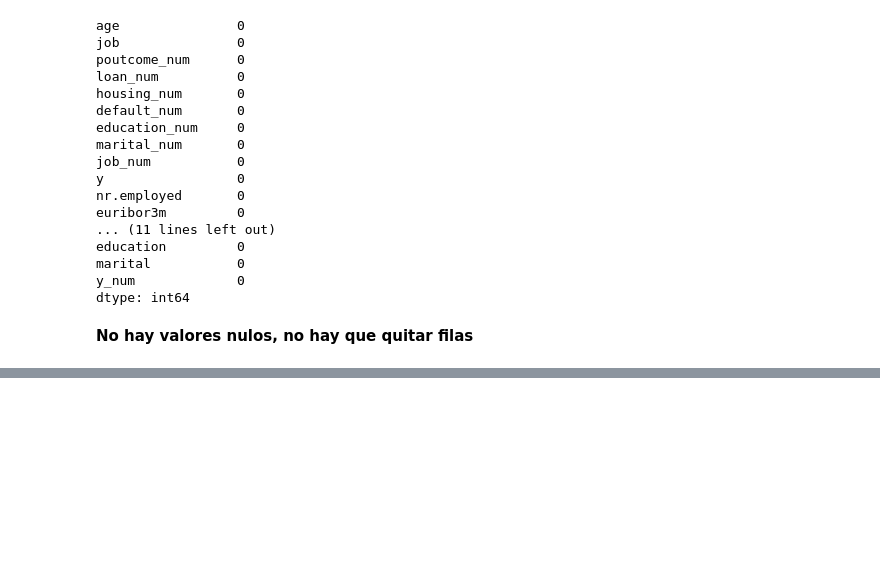
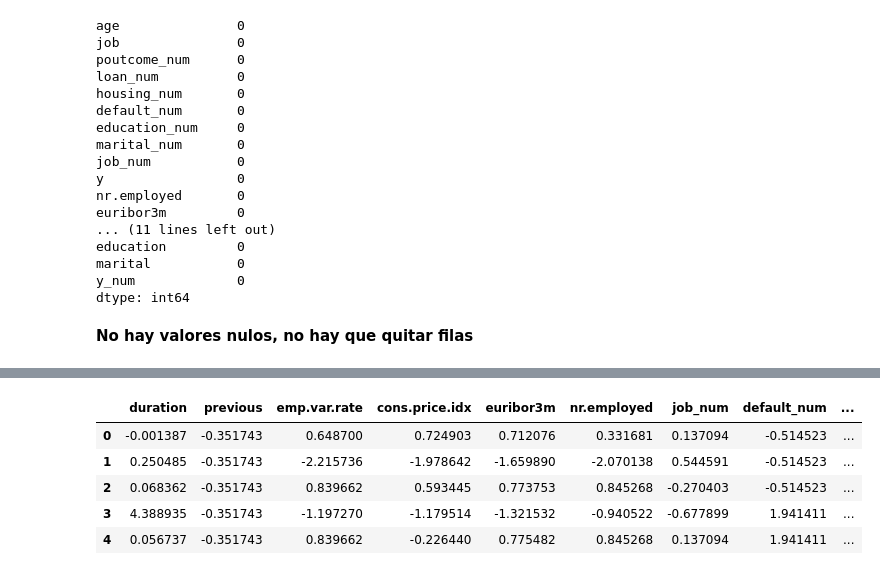
Before and after one commit to Yakondra/machine-learning-python-template, a Jupyter notebook: src/explore.ipynb, the cells around one changed output, grey strips where cells are left out. Saved outputs shown, nothing was run; the diff lists cells and outputs as text; code cells hidden in the pictures; blank space fills up the shorter version.

```diff
--- a/src/explore.ipynb
+++ b/src/explore.ipynb
@@ -328 +381,26 @@ dtype: int64
+# %%
+from sklearn.preprocessing import StandardScaler
+from pickle import dump
+
+scaler = StandardScaler()
+scaler.fit(X_train)
+
+X_train_norm = scaler.transform(X_train)
+X_train_norm = pd.DataFrame(X_train_norm, index = X_train.index, columns = X_train.columns)
+
+X_test_norm = scaler.transform(X_test)
+X_test_norm = pd.DataFrame(X_test_norm, index= X_test.index, columns= X_train.columns)
+
+X_train_norm.to_csv('/workspaces/machine-learning-python-template/data/processed/data_bank_train_X_norm.csv', index= False)
+X_test_norm.to_csv('/workspaces/machine-learning-python-template/data/processed/data_bank_test_X_norm.csv', index= False)
+dump(scaler, open('/workspaces/machine-learning-python-template/models/normal_scaler.pk', 'wb'))
+
+X_train_norm.head()
+# %% [output]
+|  | duration | previous | emp.var.rate | cons.price.idx | euribor3m | nr.employed | job_num | default_num | ... |
+| 0 | -0.001387 | -0.351743 | 0.648700 | 0.724903 | 0.712076 | 0.331681 | 0.137094 | -0.514523 | ... |
+| 1 | 0.250485 | -0.351743 | -2.215736 | -1.978642 | -1.659890 | -2.070138 | 0.544591 | -0.514523 | ... |
+| 2 | 0.068362 | -0.351743 | 0.839662 | 0.593445 | 0.773753 | 0.845268 | -0.270403 | -0.514523 | ... |
+| 3 | 4.388935 | -0.351743 | -1.197270 | -1.179514 | -1.321532 | -0.940522 | -0.677899 | 1.941411 | ... |
+| 4 | 0.056737 | -0.351743 | 0.839662 | -0.226440 | 0.775482 | 0.845268 | 0.137094 | 1.941411 | ... |
 # %%
```
Also changed, not shown: parts of 10 cells of this notebook, 9 other files.
